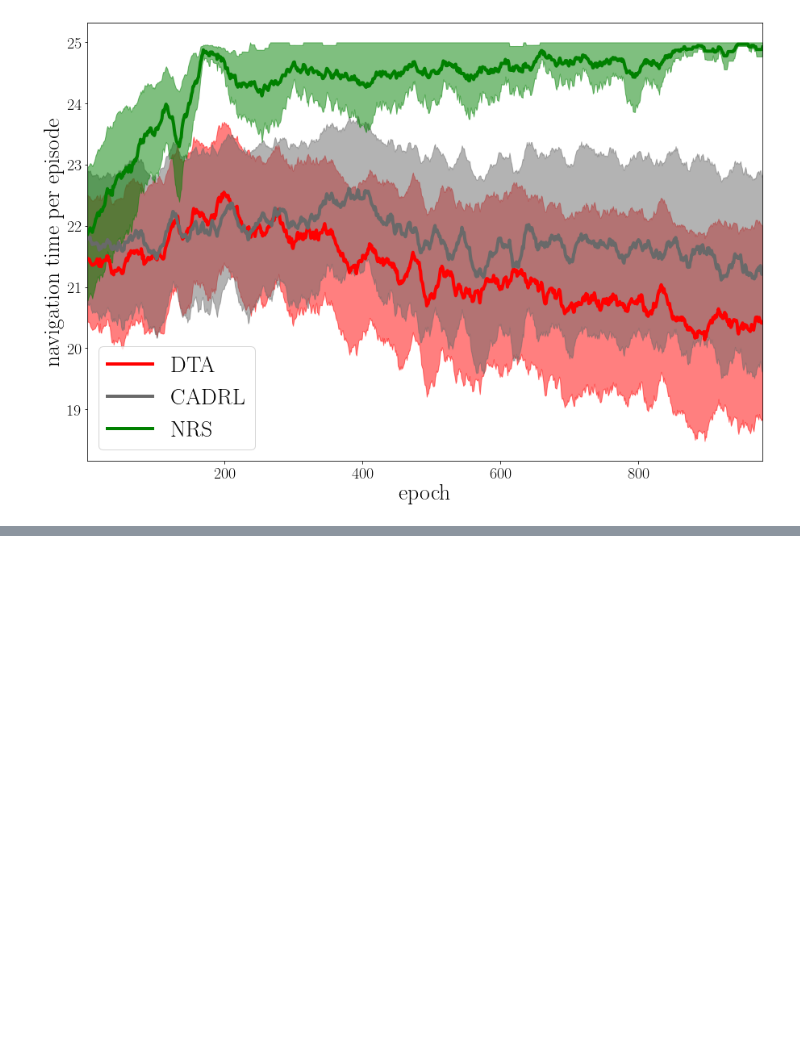
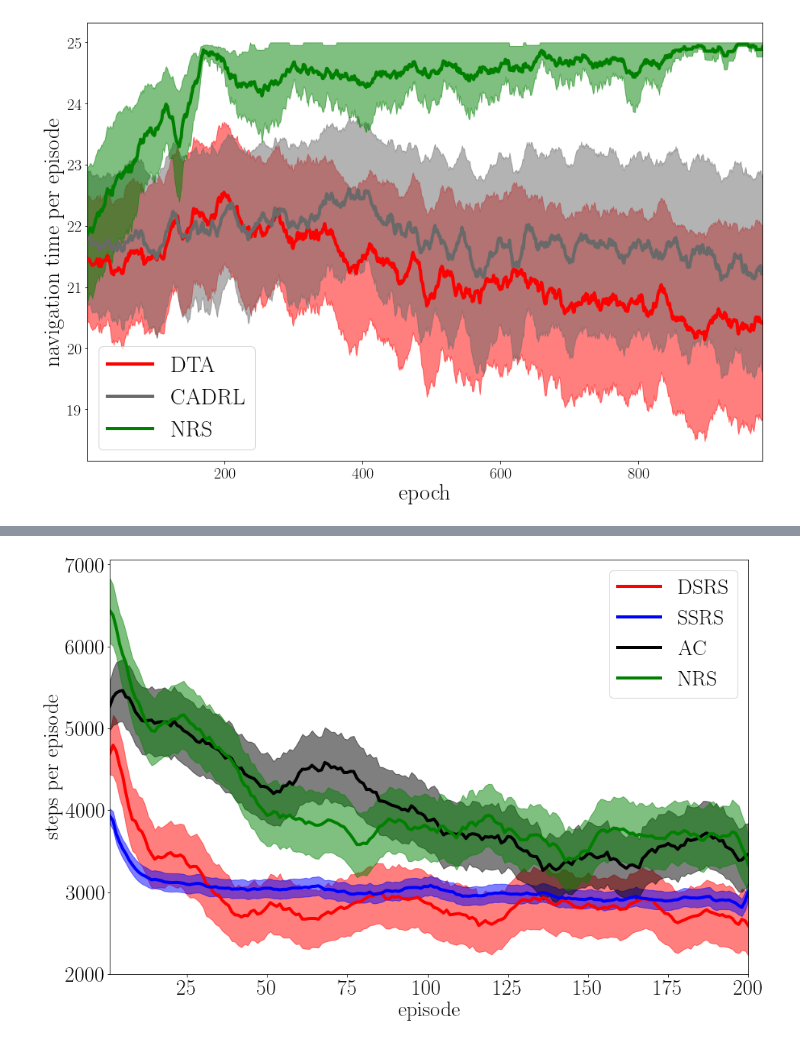
Before and after one commit to takato86/analyze_result, a Jupyter notebook: notebooks/error-bar-area.ipynb, the cells around one changed output, grey strips where cells are left out. Saved outputs shown, nothing was run; the diff lists cells and outputs as text; code cells hidden in the pictures; blank space fills up the shorter version.

```diff
--- a/notebooks/error-bar-area.ipynb
+++ b/notebooks/error-bar-area.ipynb
@@ -139,0 +162,16 @@ plt.savefig("out/crowd_nav-nav_time-learning-curves.pdf", format="pdf")
+# %%
+l_episodes = 200
+plt.figure(figsize=(15, 10))
+plt.tick_params(labelsize=20)
+plot_mean_se(comp_pin_df["DTA-10_moving_average"][:l_episodes], comp_pin_df["DTA-lower"][:l_episodes], comp_pin_df["DTA-upper"][:l_episodes], "red", 0.5, "DSRS")
+plot_mean_se(comp_pin_df["SRS-10_moving_average"][:l_episodes], comp_pin_df["SRS-lower"][:l_episodes], comp_pin_df["SRS-upper"][:l_episodes], "blue", 0.5, "SSRS")
+plot_mean_se(comp_pin_df["AC-10_moving_average"][:l_episodes], comp_pin_df["AC-lower"][:l_episodes], comp_pin_df["AC-upper"][:l_episodes], "black", 0.5, "AC")
+plot_mean_se(comp_pin_df["NRS-10_moving"][:l_episodes], comp_pin_df["NRS-lower"][:l_episodes], comp_pin_df["NRS-upper"][:l_episodes], "green", 0.5, "NRS")
+plt.ylabel("steps per episode", fontsize=28)
+plt.xlabel("episode", fontsize=28)
+plt.xlim(1, l_episodes)
+plt.legend(fontsize=28)
+plt.tick_params(labelsize=28)
+plt.savefig("out/comp-pinball-learning-curves.pdf", format="pdf")
+# %% [output]
+[figure, added]
```
Also changed, not shown: parts of 5 cells of this notebook, 16 other files.
